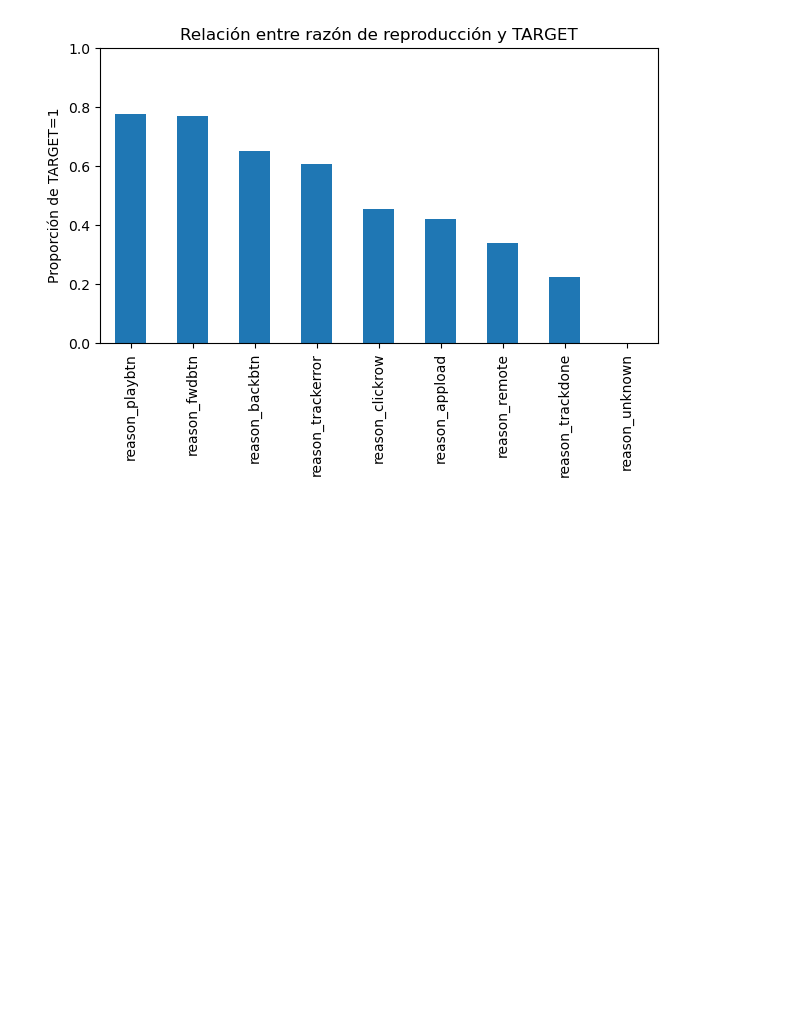
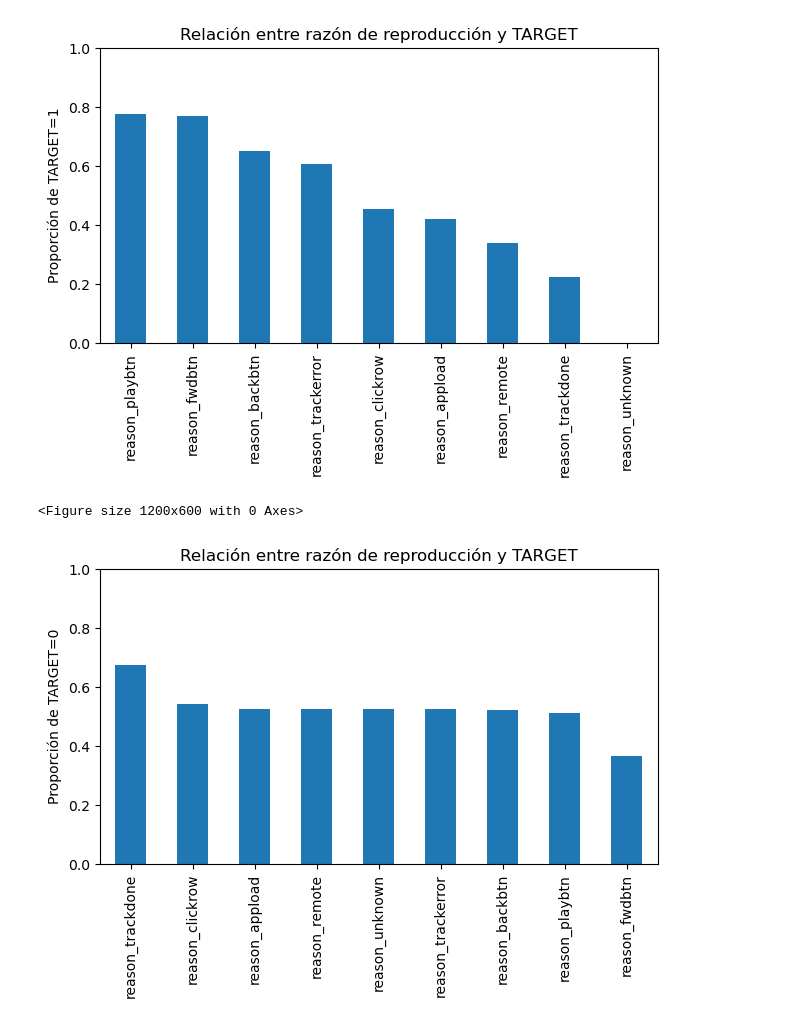
Before and after one commit to Dafydd8/TP2, a Jupyter notebook: EDA_daf.ipynb, the cells around one changed output. Drawn from its saved outputs; the diff is of its cells as text; code cells hidden in the pictures; blank space fills up the shorter version.

```diff
--- a/EDA_daf.ipynb
+++ b/EDA_daf.ipynb
@@ -260,3 +260,25 @@ plt.show()
 # %% [output]
 <Figure size 1200x600 with 0 Axes>
 [figure]
+# %%
+one_hot_cols = [col for col in data.columns if col.startswith('reason_')]
+
+category_target_means = {
+    col: data.loc[data[col] == 0, 'TARGET'].mean()
+    for col in one_hot_cols
+}
+
+mean_df = pd.DataFrame.from_dict(category_target_means, orient='index', columns=['TARGET_mean'])
+mean_df = mean_df.sort_values(by='TARGET_mean', ascending=False)
+
+plt.figure(figsize=(12,6))
+mean_df.plot(kind='bar', legend=False)
+plt.title('Relación entre razón de reproducción y TARGET')
+plt.ylabel('Proporción de TARGET=0')
+plt.xticks(rotation=90)
+plt.tight_layout()
+plt.ylim(0, 1)
+plt.show()
+# %% [output]
+<Figure size 1200x600 with 0 Axes>
+[figure, added]
```
